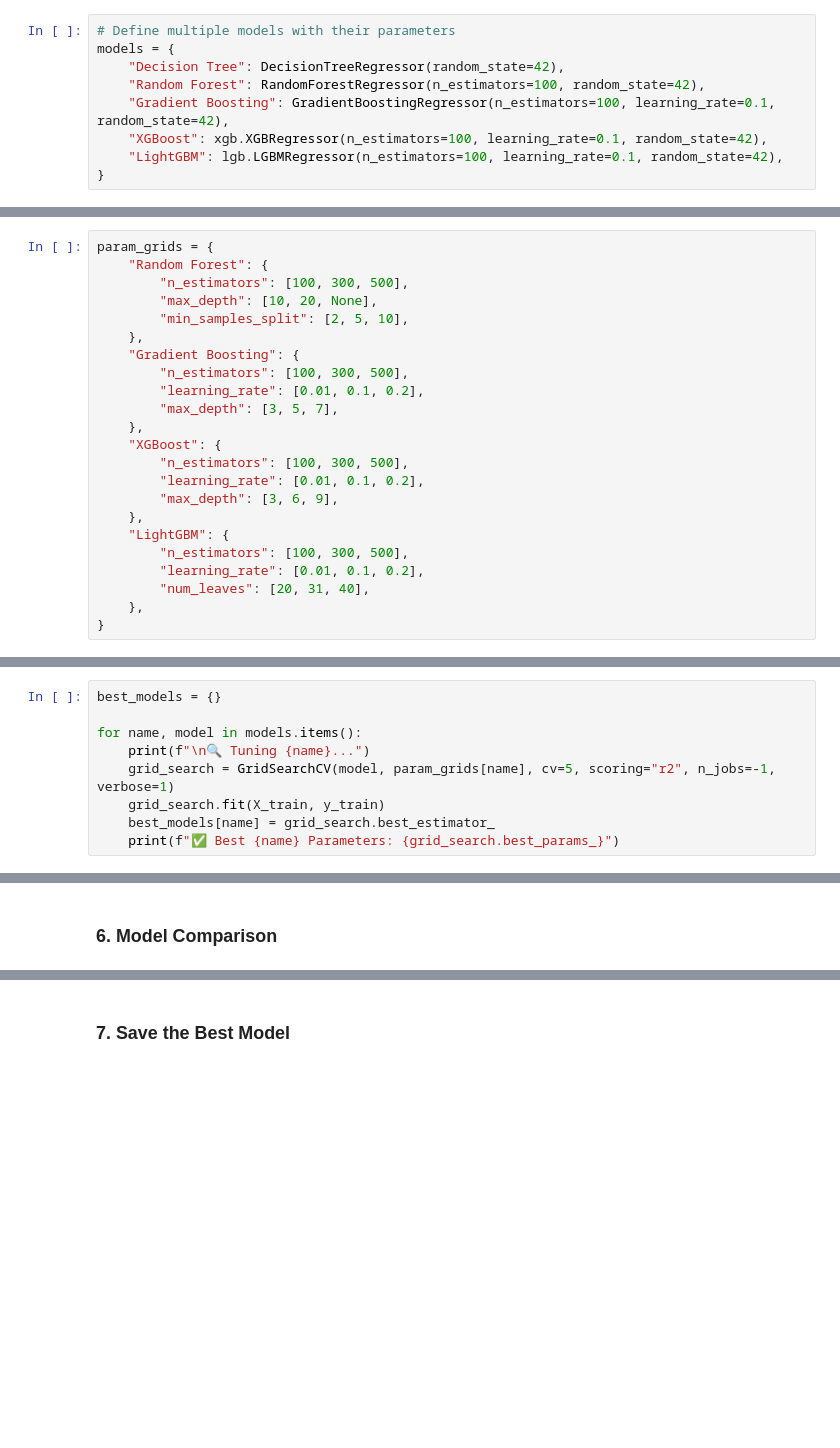
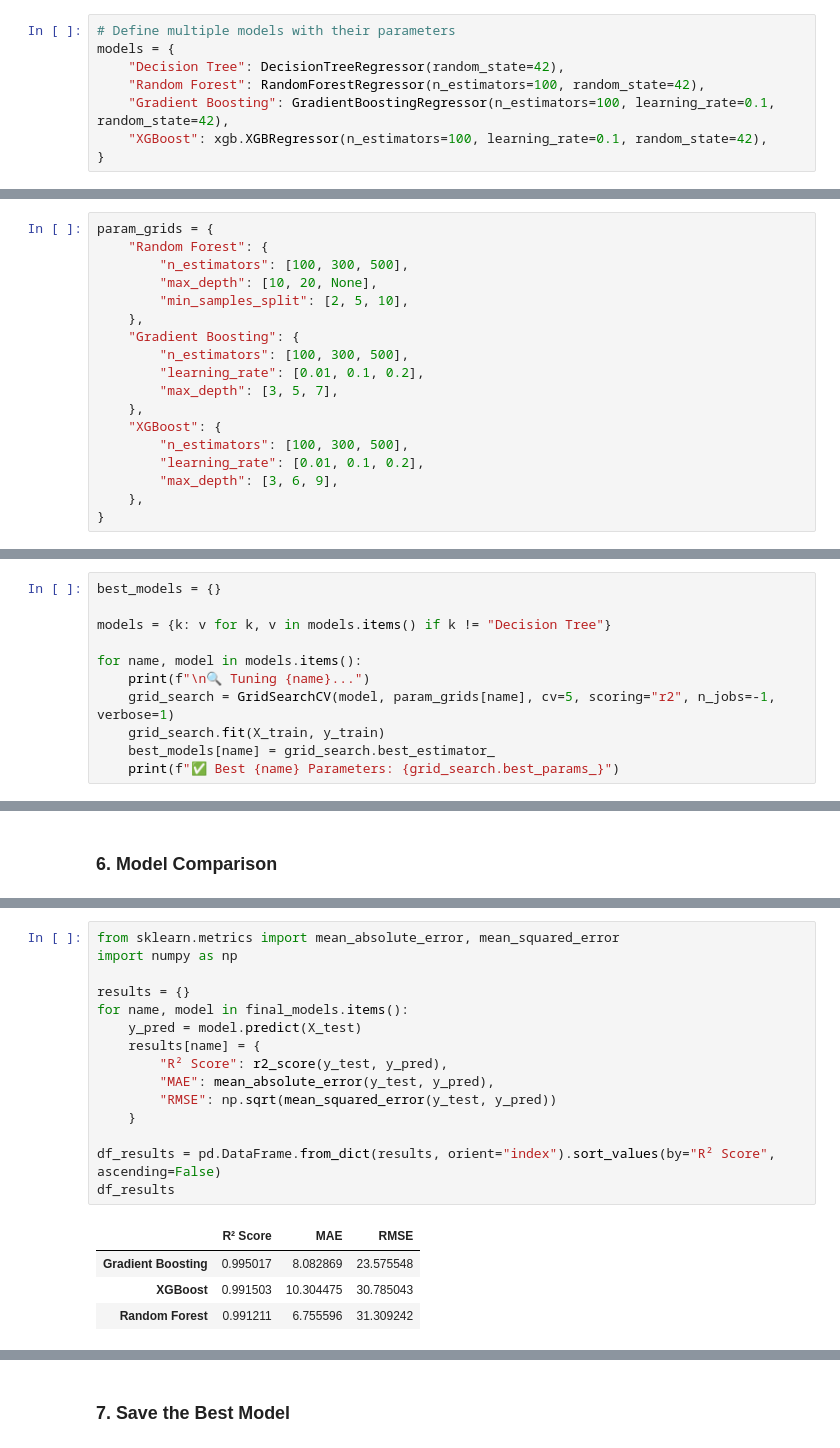
Before and after one commit to ethanaire/Sydney-Airbnb-prices-prediction, a Jupyter notebook: notebooks/04_modelling.ipynb, the cells around one changed output, grey strips where cells are left out. Saved outputs shown, nothing was run; the diff lists cells and outputs as text; blank space fills up the shorter version.

Commit message:
generate best model object

```diff
--- a/notebooks/04_modelling.ipynb
+++ b/notebooks/04_modelling.ipynb
@@ -174,7 +177,6 @@ models = {
     "Random Forest": RandomForestRegressor(n_estimators=100, random_state=42),
     "Gradient Boosting": GradientBoostingRegressor(n_estimators=100, learning_rate=0.1, random_state=42),
     "XGBoost": xgb.XGBRegressor(n_estimators=100, learning_rate=0.1, random_state=42),
-    "LightGBM": lgb.LGBMRegressor(n_estimators=100, learning_rate=0.1, random_state=42),
 }
 # %%
 # Store cross-validation results
@@ -206,9 +221,4 @@ param_grids = {
         "learning_rate": [0.01, 0.1, 0.2],
         "max_depth": [3, 6, 9],
     },
-    "LightGBM": {
-        "n_estimators": [100, 300, 500],
-        "learning_rate": [0.01, 0.1, 0.2],
-        "num_leaves": [20, 31, 40],
-    },
 }
@@ -215,5 +242,7 @@ param_grids = {
 # %%
 best_models = {}
+
+models = {k: v for k, v in models.items() if k != "Decision Tree"}
 
 for name, model in models.items():
     print(f"\n🔍 Tuning {name}...")
@@ -262,0 +374,20 @@ plt.show()
+# %%
+from sklearn.metrics import mean_absolute_error, mean_squared_error
+import numpy as np
+
+results = {}
+for name, model in final_models.items():
+    y_pred = model.predict(X_test)
+    results[name] = {
+        "R² Score": r2_score(y_test, y_pred),
+        "MAE": mean_absolute_error(y_test, y_pred),
+        "RMSE": np.sqrt(mean_squared_error(y_test, y_pred))
+    }
+
+df_results = pd.DataFrame.from_dict(results, orient="index").sort_values(by="R² Score", ascending=False)
+df_results
+# %% [output]
+|  | R² Score | MAE | RMSE |
+| Gradient Boosting | 0.995017 | 8.082869 | 23.575548 |
+| XGBoost | 0.991503 | 10.304475 | 30.785043 |
+| Random Forest | 0.991211 | 6.755596 | 31.309242 |
```
Also changed, not shown: parts of 28 cells of this notebook, 1 other file.
